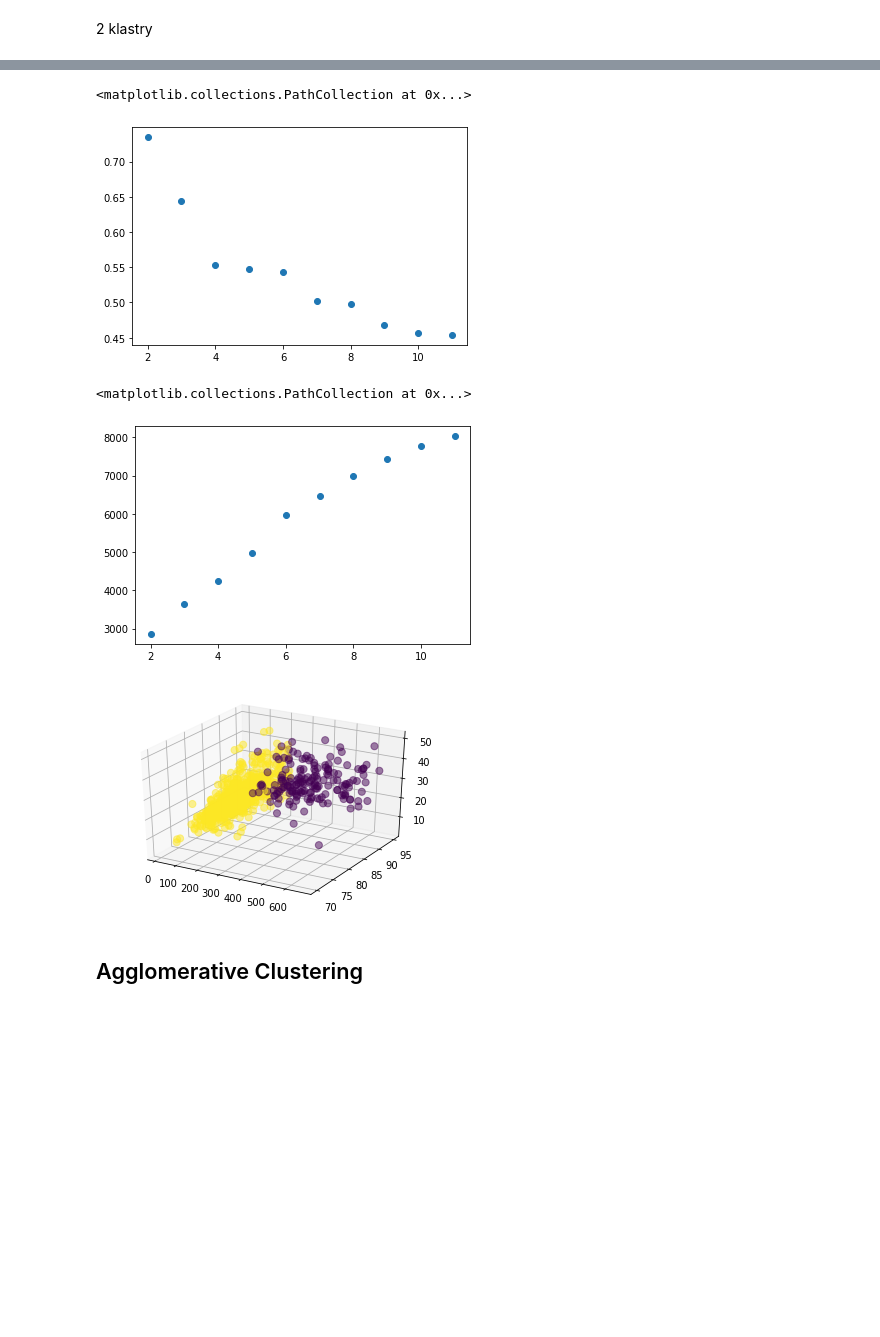
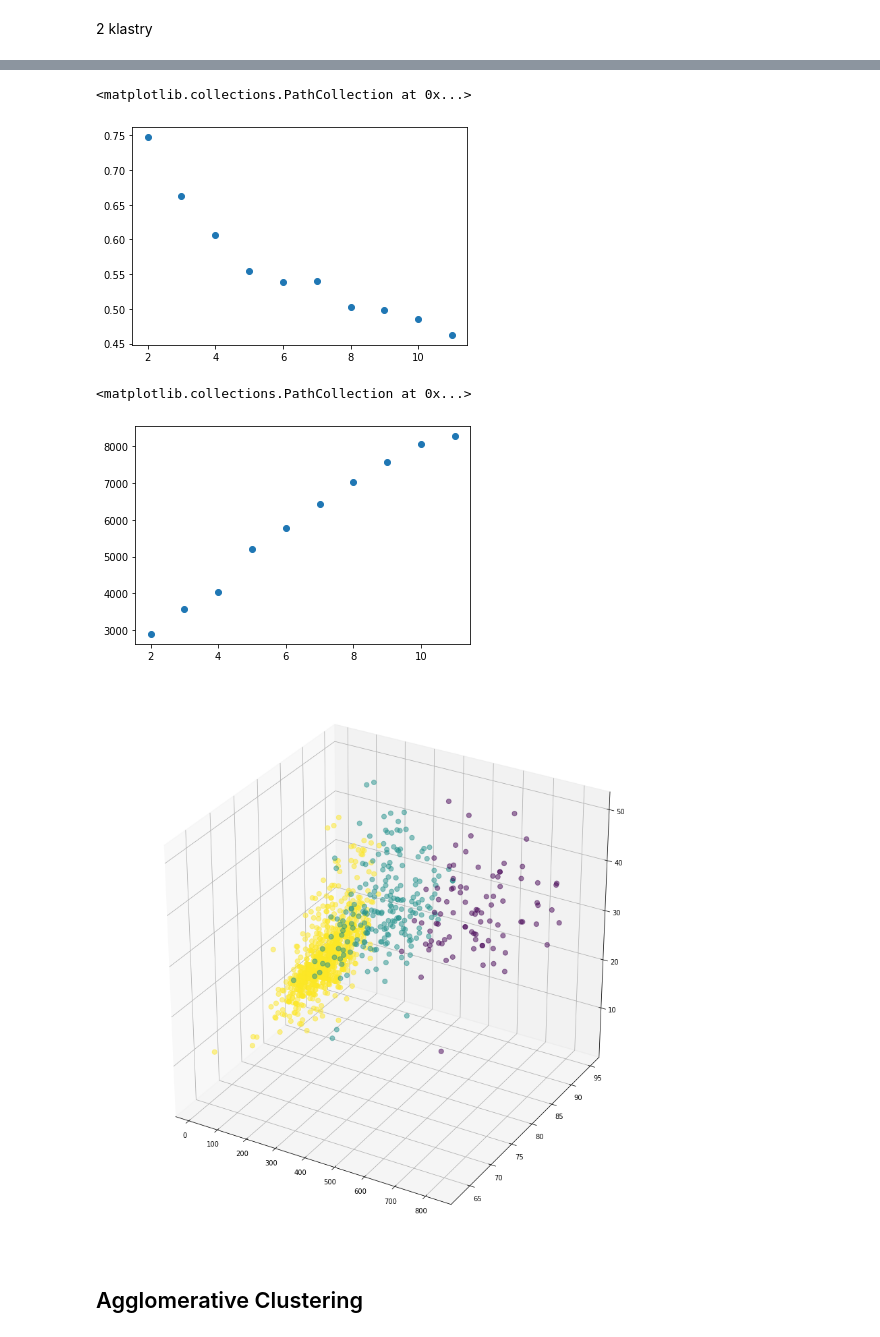
Before and after one commit to lynxoo/ue-wroc-sad, a Jupyter notebook: SAD.ipynb, the cells around one changed output, grey strips where cells are left out. Cells and saved outputs as stored; diff of their text form; code cells hidden in the pictures; blank space fills up the shorter version.

Commit message:
Add info about created clusters

```diff
--- a/SAD.ipynb
+++ b/SAD.ipynb
@@ -192,7 +192,7 @@ age              13.0
 abv               9.7
 dtype: float64
 # %%
-outliers = (scotch_abv_test < (q1 - 3.0 * iqr)) | (scotch_abv_test > (q3 + 3.0 * iqr))
+outliers = (scotch_abv_test < (q1 - 4.0 * iqr)) | (scotch_abv_test > (q3 + 4.0 * iqr))
 outliers.sum()
 # %% [output]
 abv              0
@@ -305,5 +305,5 @@ sns.heatmap(correlations,
 # %%
 # Czy to ma sens???
-# from enum import Enum
-# classes_numeric = Enum('WhiskyClass', list(scotch_data['category'].unique()), module=__name__)
-# classes_numeric
+from enum import Enum
+classes_numeric = Enum('WhiskyClass', list(scotch_data['category'].unique()), module=__name__)
+classes_numeric
@@ -310,3 +312,3 @@ sns.heatmap(correlations,
 # %%
-# scotch_data['class_numeric_label'] = [classes_numeric[category].value for category in scotch_data['category']]
-# scotch_data.corr()
+scotch_data['class_numeric_label'] = [classes_numeric[category].value for category in scotch_data['category']]
+scotch_data.corr()
@@ -341,19 +351,19 @@ plt.scatter(x=sample_clusters, y=inertia_scores)
 plt.scatter(x=sample_clusters, y=silhouette_scores)
 # %% [output]
 <matplotlib.collections.PathCollection at 0x...>
-[figure, old version]
+[figure, new version]
 # %%
 plt.scatter(x=sample_clusters, y=callinski_harabas)
 # %% [output]
 <matplotlib.collections.PathCollection at 0x...>
-[figure, old version]
+[figure, new version]
 # %%
-kmeans = KMeans(n_clusters=2).fit(clustering_data)
-threedee = plt.figure().gca(projection='3d')
+kmeans = KMeans(n_clusters=3).fit(clustering_data)
+threedee = plt.figure(figsize=(15,15)).gca(projection='3d')
 threedee.scatter(scotch_data['price'], scotch_data['review.point'], scotch_data['age'], c= kmeans.labels_.astype(float), s=50, alpha=0.5)
 plt.show()
 # %% [output]
-[figure, old version]
+[figure, new version]
 # %% [markdown]
 ## Agglomerative Clustering
 # %%
```
Also changed, not shown: parts of 22 cells of this notebook.
